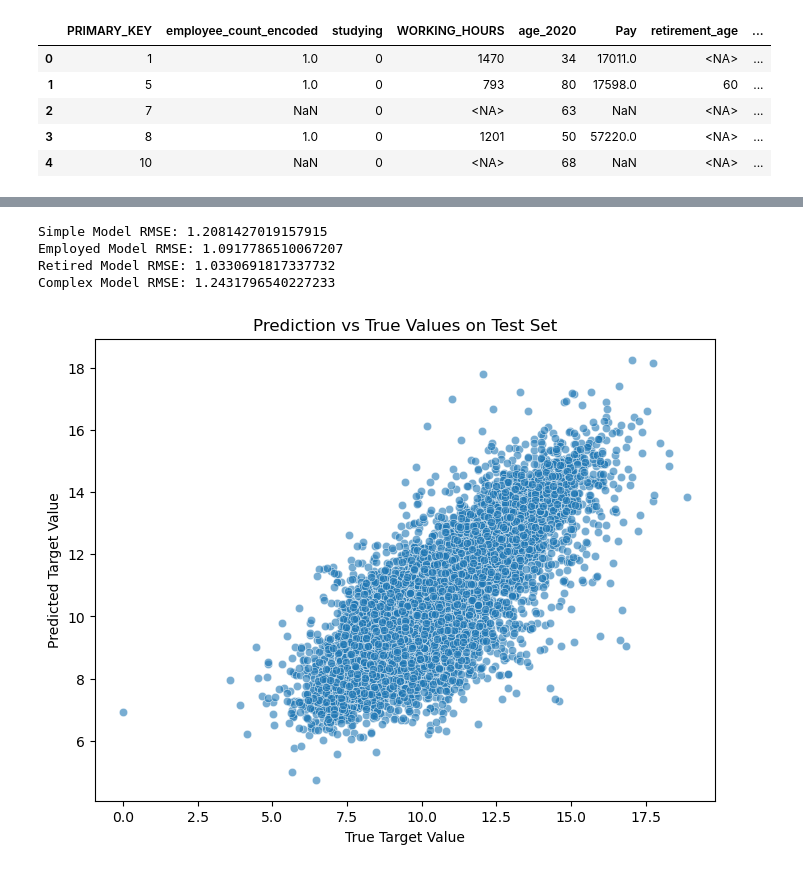
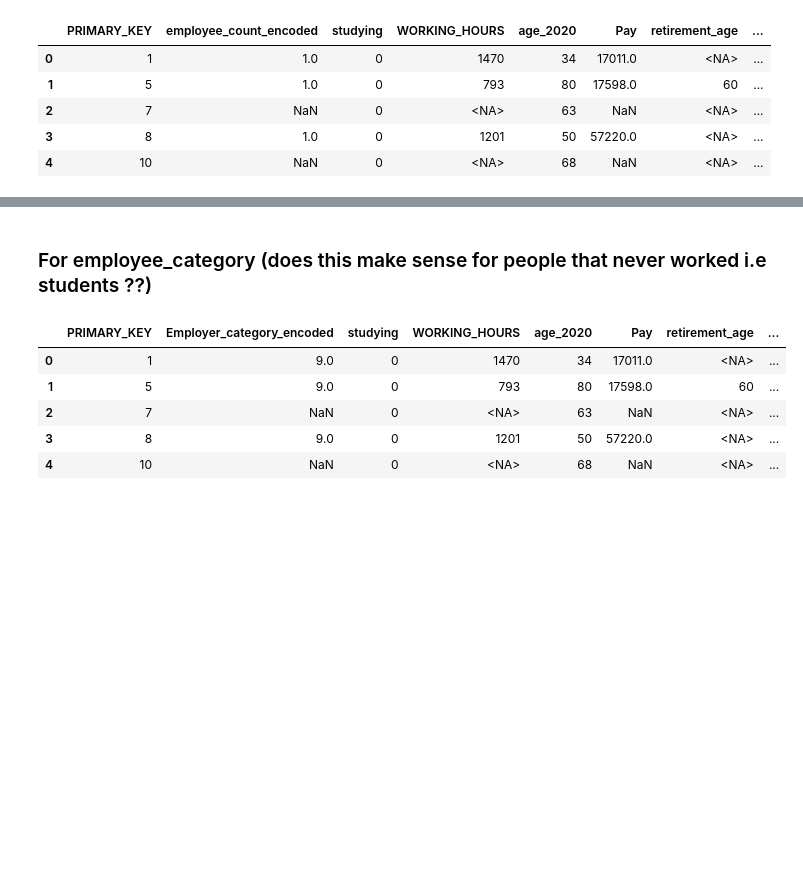
Before and after one commit to rinaaro/Machine-Learning-Project, a Jupyter notebook: merging_v3.ipynb, the cells around one changed output, grey strips where cells are left out. Saved outputs shown, nothing was run; the diff lists cells and outputs as text; code cells hidden in the pictures; blank space fills up the shorter version.

```diff
--- a/merging_v3.ipynb
+++ b/merging_v3.ipynb
@@ -159,9 +125,8 @@ learn_data.drop(columns=["former_emp_contract", "RETIREMENT_PAY", "FORMER_JOB_42
 # types
 learn_data["sex"] = pd.factorize(learn_data["sex"])[0]
 learn_data["studying"] = learn_data["studying"].astype("int64")
-learn_data["Sports_Category"] = learn_data["Sports_Category"].fillna(0).astype("int64")
-#or learn_data["Sports_Category"] = pd.to_numeric(learn_data["Sports_Category"], errors='coerce').astype("Int64")
-learn_data["emp_contract_num"] = pd.to_numeric(learn_data["emp_contract_num"], errors='coerce').astype('Int64')
+learn_data["Sports_Category"] = pd.to_numeric(learn_data["Sports_Category"], errors='coerce').astype("Int64")
+#or learn_data["Sports_Category"] = learn_data["Sports_Category"].fillna(0).astype("int64")
 learn_data["REG_JOB"] = pd.to_numeric(learn_data["REG_JOB"], errors='coerce').astype('Int64')
 learn_data["REG_FORMER"] = pd.to_numeric(learn_data["REG_FORMER"], errors='coerce').astype('Int64')
 learn_data["retirement_age"] = pd.to_numeric(learn_data["retirement_age"], errors='coerce').astype('Int64')
@@ -301,9 +220,9 @@ dict(zip(le.classes_, le.transform(le.classes_)))
 # %%
-learn_data['employee_count_encoded'] = le.transform(learn_data['employee_count'])
-learn_data['employee_count_encoded'] = learn_data['employee_count_encoded'].map(lambda x: np.nan if x==7 else x)
-df_train = learn_data.loc[:,["PRIMARY_KEY", "employee_count_encoded","studying", "WORKING_HOURS", "age_2020","Pay", "retirement_age",
-                             "Sports_Category", "REG_JOB","REG_FORMER"]]
-df_train.head()
+#learn_data['employee_count_encoded'] = le.transform(learn_data['employee_count'])
+learn_data['employee_count_encoded'] = learn_data['employee_count'].map(lambda x: np.nan if x==0 else x)
+df_train_1 = learn_data.loc[:,["PRIMARY_KEY", "employee_count_encoded","studying", "WORKING_HOURS", "age_2020","Pay", "retirement_age",
+                             "Sports_Category", "REG_JOB"]]
+df_train_1.head()
 # %% [output]
 |  | PRIMARY_KEY | employee_count_encoded | studying | WORKING_HOURS | age_2020 | Pay | retirement_age | ... |
 | 0 | 1 | 1.0 | 0 | 1470 | 34 | 17011.0 | <NA> | ... |
@@ -433,20 +244,14 @@ y_pred_complex = complex_model.predict(X_test_complex)
-# %%
-# Evaluation
-print("Simple Model RMSE:", root_mean_squared_error(y_test_basic, y_pred_basic))
-print("Employed Model RMSE:", root_mean_squared_error(y_test_employed, y_pred_employed))
-print("Retired Model RMSE:", root_mean_squared_error(y_test_retired, y_pred_retired))
-print("Complex Model RMSE:", root_mean_squared_error(y_test_complex, y_pred_complex))
-# %% [output]
-Simple Model RMSE: 1.2081427019157915
-Employed Model RMSE: 1.0917786510067207
-Retired Model RMSE: 1.0330691817337732
-Complex Model RMSE: 1.2431796540227233
-# %%
-plt.figure(figsize=(8, 6))
-sns.scatterplot(x=y_test_complex, y=y_pred_complex, alpha=0.6)
-plt.xlabel('True Target Value')
-plt.ylabel('Predicted Target Value')
-plt.title('Prediction vs True Values on Test Set')
-plt.show()
-# %% [output]
-[figure, removed]
+# %% [markdown]
+### For employee_category (does this make sense for people that never worked i.e students ??)
+# %%
+learn_data['Employer_category_encoded'] = learn_data['Employer_category'].map(lambda x: np.nan if x==0 else x)
+df_train_2 = learn_data.loc[:,["PRIMARY_KEY","Employer_category_encoded","studying", "WORKING_HOURS", "age_2020","Pay", "retirement_age",
+                             "Sports_Category", "REG_JOB"]]
+df_train_2.head()
+# %% [output]
+|  | PRIMARY_KEY | Employer_category_encoded | studying | WORKING_HOURS | age_2020 | Pay | retirement_age | ... |
+| 0 | 1 | 9.0 | 0 | 1470 | 34 | 17011.0 | <NA> | ... |
+| 1 | 5 | 9.0 | 0 | 793 | 80 | 17598.0 | 60 | ... |
+| 2 | 7 | NaN | 0 | <NA> | 63 | NaN | <NA> | ... |
+| 3 | 8 | 9.0 | 0 | 1201 | 50 | 57220.0 | <NA> | ... |
+| 4 | 10 | NaN | 0 | <NA> | 68 | NaN | <NA> | ... |
```
Also changed, not shown: parts of 34 cells of this notebook.
